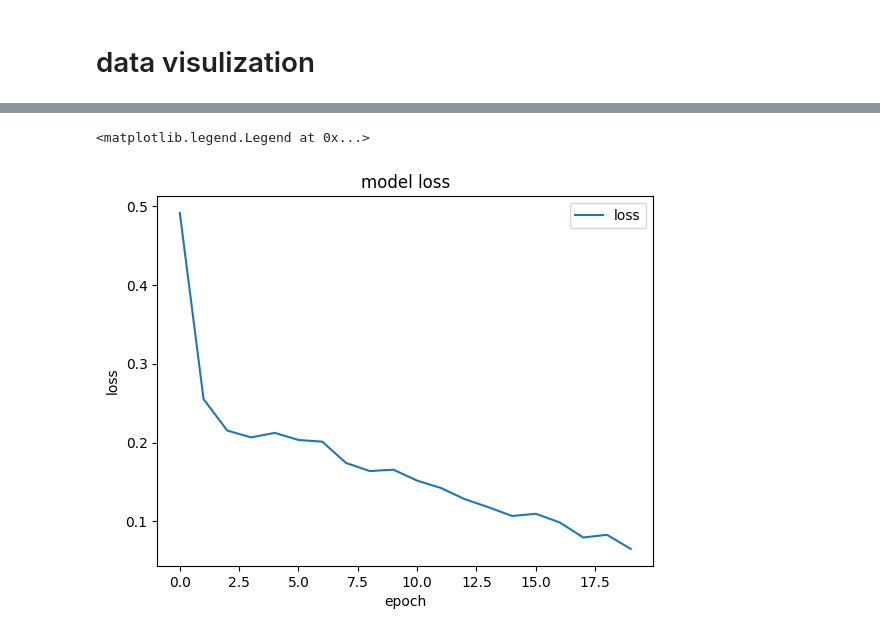
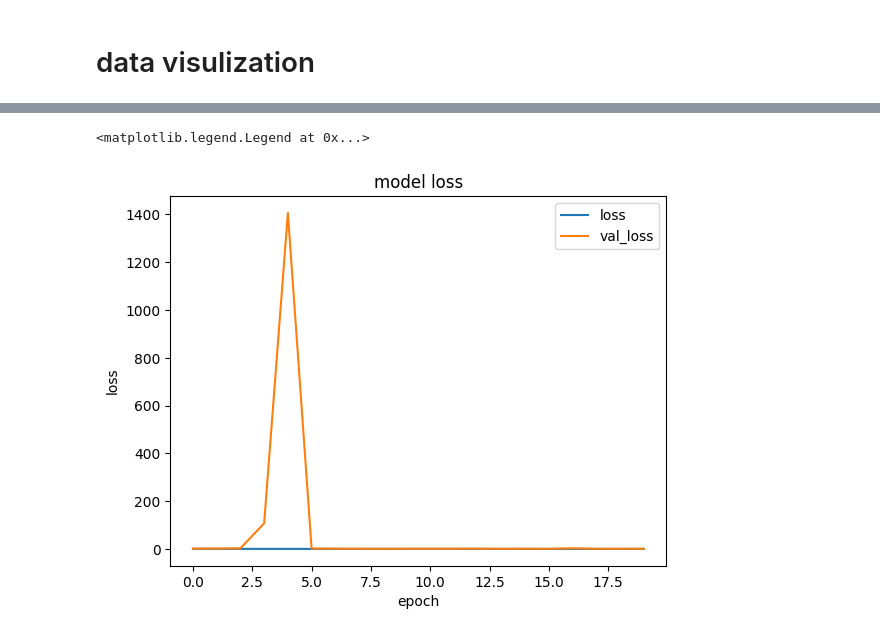
Before and after one commit to Vivek084c/Computer_Vision, a Jupyter notebook: 3)Project_malaria.ipynb/main.ipynb, the cells around one changed output, grey strips where cells are left out. Cells and saved outputs as stored; diff of their text form; code cells hidden in the pictures.

```diff
--- a/3)Project_malaria.ipynb/main.ipynb
+++ b/3)Project_malaria.ipynb/main.ipynb
@@ -230,15 +230,15 @@ history.history
 # %%
 #8:20:00
 
 plt.plot(history.history["loss"])
-# plt.plot(history.history["val_loss"])
+plt.plot(history.history["val_loss"])
 plt.title("model loss")
 plt.ylabel("loss")
 plt.xlabel('epoch')
 plt.legend(["loss","val_loss"])
 # %% [output]
 <matplotlib.legend.Legend at 0x...>
-[figure, old version]
+[figure, new version]
 # %%
 plt.plot(history.history["accuracy"])
 plt.plot(history.history["val_accuracy"])
```
Also changed, not shown: parts of 13 cells of this notebook.
